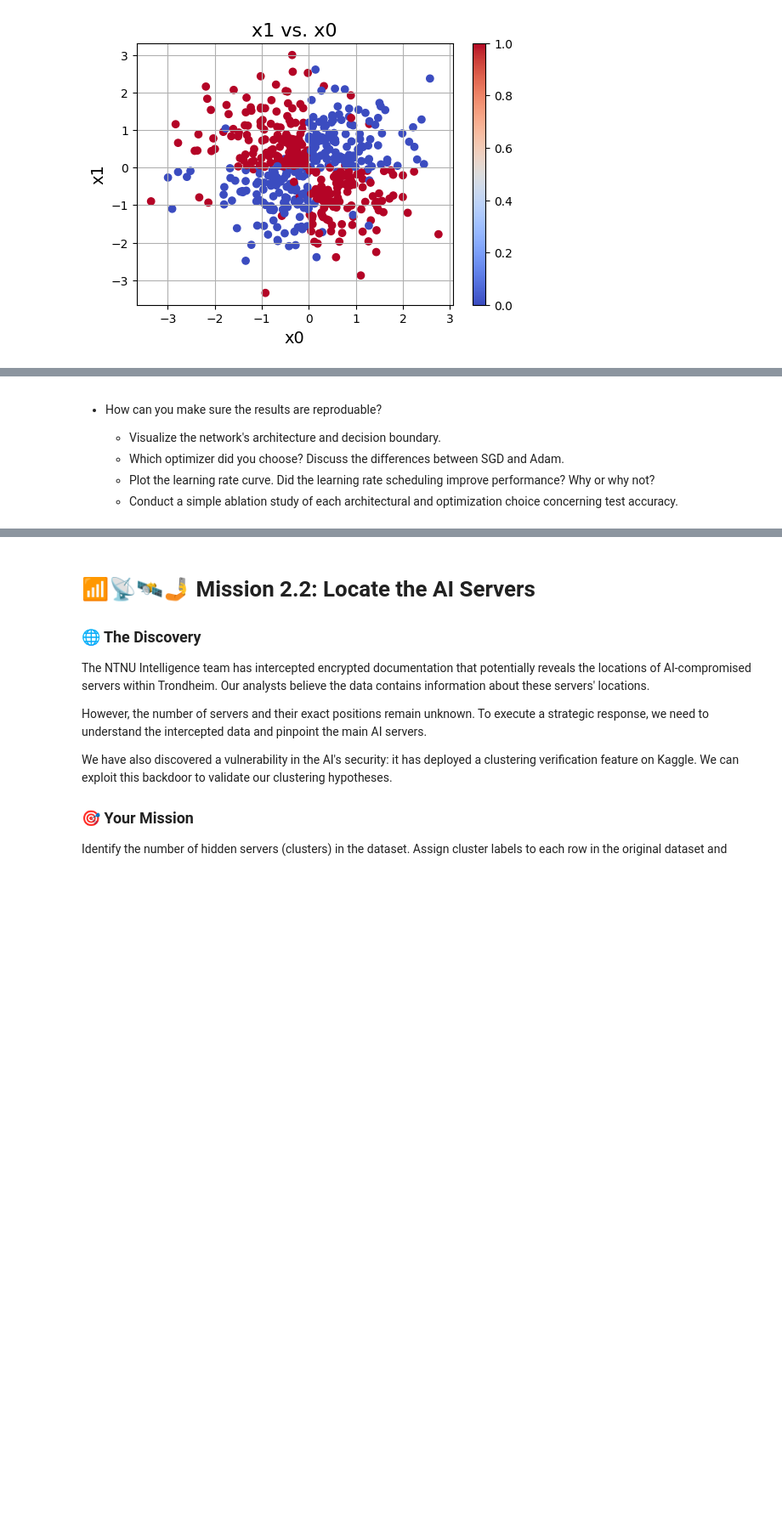
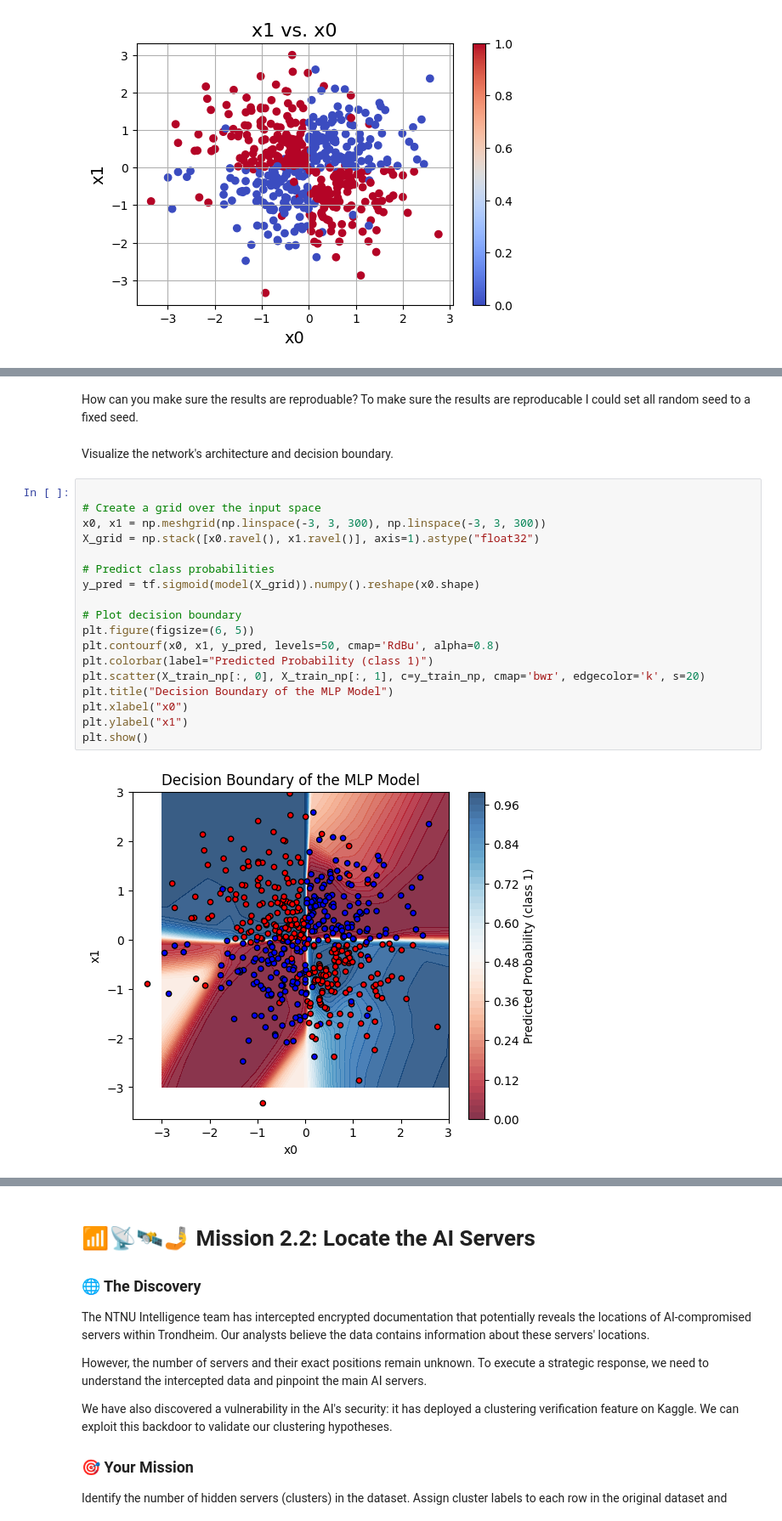
Before and after one commit to nhan-daniel/TDT4172, a Jupyter notebook: Assignment2/Chapter_2.ipynb, the cells around one changed output, grey strips where cells are left out. Shown at 85% size. Drawn from its saved outputs; the diff is of its cells as text; blank space fills up the shorter version.

```diff
--- a/Assignment2/Chapter_2.ipynb
+++ b/Assignment2/Chapter_2.ipynb
@@ -226,8 +226,25 @@ plt.show()
-# %% [markdown]
-- How can you make sure the results are reproduable?
-
-
-   - Visualize the network's architecture and decision boundary.
-   - Which optimizer did you choose? Discuss the differences between SGD and Adam.
-   - Plot the learning rate curve. Did the learning rate scheduling improve performance? Why or why not?
-   - Conduct a simple ablation study of each architectural and optimization choice concerning test accuracy.
+# %% [markdown]
+How can you make sure the results are reproduable?
+    To make sure the results are reproducable I could set all random seed to a fixed seed.
+# %% [markdown]
+Visualize the network's architecture and decision boundary.
+# %%
+
+# Create a grid over the input space
+x0, x1 = np.meshgrid(np.linspace(-3, 3, 300), np.linspace(-3, 3, 300))
+X_grid = np.stack([x0.ravel(), x1.ravel()], axis=1).astype("float32")
+
+# Predict class probabilities
+y_pred = tf.sigmoid(model(X_grid)).numpy().reshape(x0.shape)
+
+# Plot decision boundary
+plt.figure(figsize=(6, 5))
+plt.contourf(x0, x1, y_pred, levels=50, cmap='RdBu', alpha=0.8)
+plt.colorbar(label="Predicted Probability (class 1)")
+plt.scatter(X_train_np[:, 0], X_train_np[:, 1], c=y_train_np, cmap='bwr', edgecolor='k', s=20)
+plt.title("Decision Boundary of the MLP Model")
+plt.xlabel("x0")
+plt.ylabel("x1")
+plt.show()
+# %% [output]
+[figure, added]
```
Also changed, not shown: parts of 5 cells of this notebook, 3 other files.
